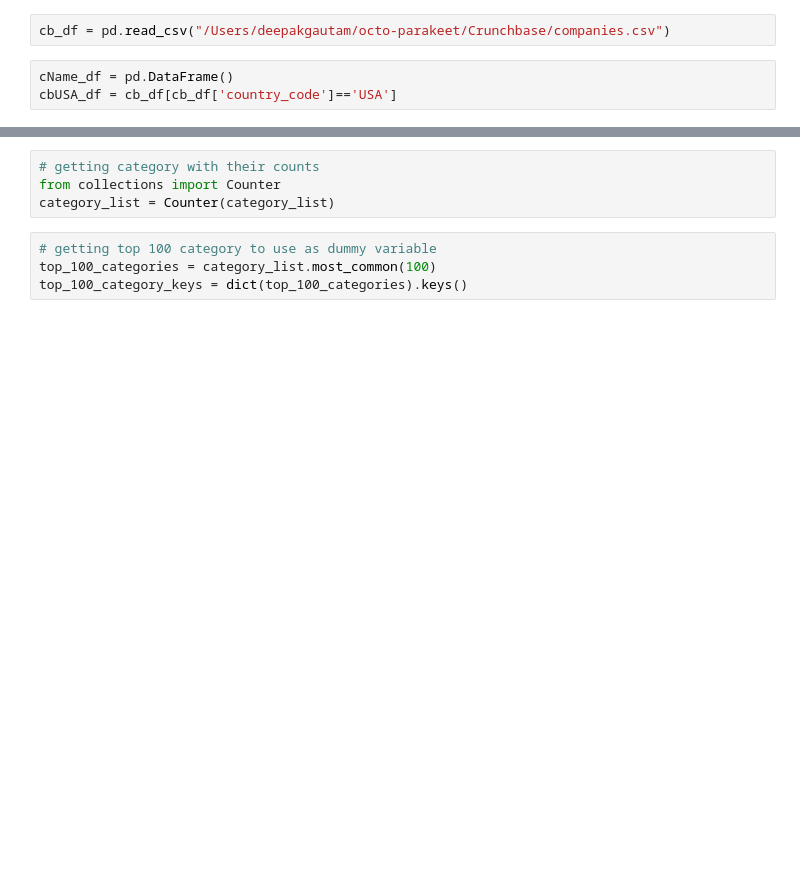
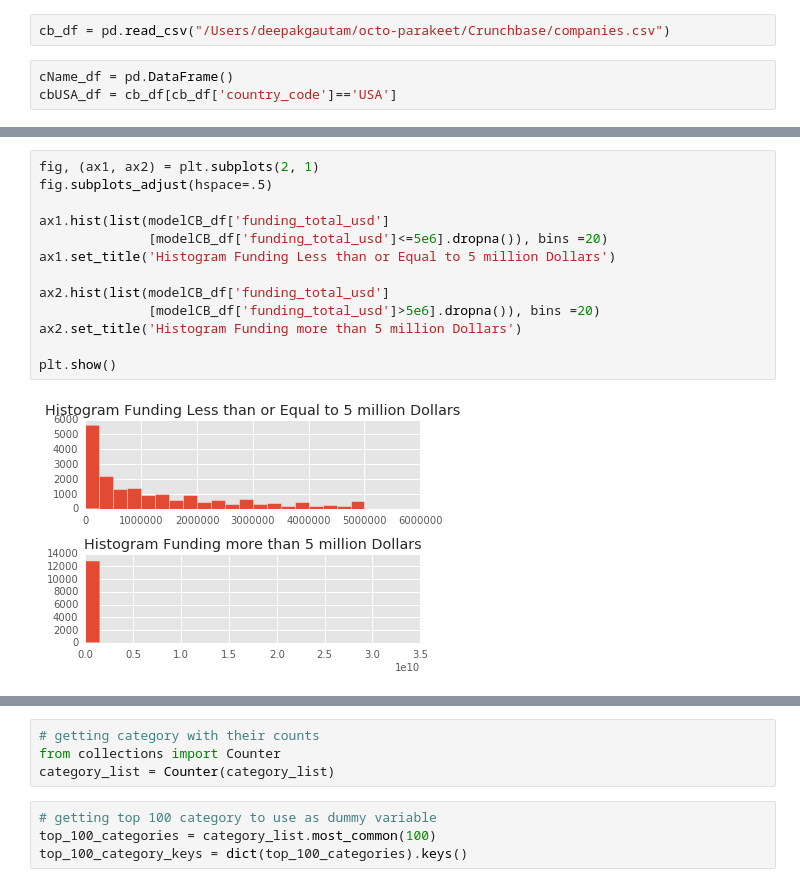
Before and after one commit to McnultyOne/octo-parakeet, a Jupyter notebook: DataClassification_MergedData.ipynb, the cells around one changed output, grey strips where cells are left out. Cells and saved outputs as stored; diff of their text form; blank space fills up the shorter version.

```diff
--- a/DataClassification_MergedData.ipynb
+++ b/DataClassification_MergedData.ipynb
@@ -33,0 +184,15 @@ cbUSA_df = cb_df[cb_df['country_code']=='USA']
+# %%
+fig, (ax1, ax2) = plt.subplots(2, 1)
+fig.subplots_adjust(hspace=.5)
+
+ax1.hist(list(modelCB_df['funding_total_usd']
+              [modelCB_df['funding_total_usd']<=5e6].dropna()), bins =20)
+ax1.set_title('Histogram Funding Less than or Equal to 5 million Dollars')
+
+ax2.hist(list(modelCB_df['funding_total_usd']
+              [modelCB_df['funding_total_usd']>5e6].dropna()), bins =20)
+ax2.set_title('Histogram Funding more than 5 million Dollars')
+
+plt.show()
+# %% [output]
+[figure, added]
```
Also changed, not shown: parts of 64 cells of this notebook.
